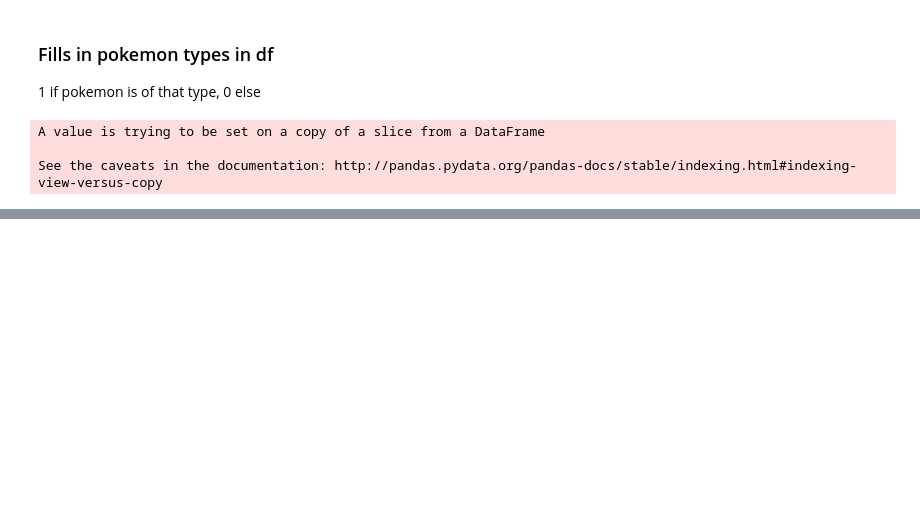
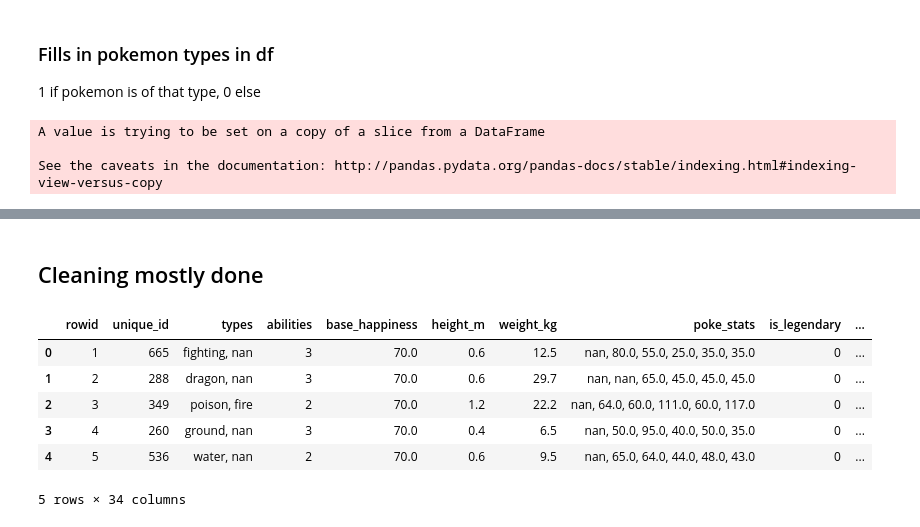
Before and after one commit to csun-data-science-bootcamp-19/Feature-Engineering-8, a Jupyter notebook: FinalP.ipynb, the cells around one changed output, grey strips where cells are left out. Drawn from its saved outputs; the diff is of its cells as text; code cells hidden in the pictures; blank space fills up the shorter version.

```diff
--- a/FinalP.ipynb
+++ b/FinalP.ipynb
@@ -130,0 +161,9 @@ unclean.to_csv('Pokemon_clean_0.csv', index=False)
+# %%
+def combine_dfs(df1, df2):
+    #adds df2 columns to the end of df1
+    cols = df2.columns
+    for col_names in cols:
+        df1[col_names] = df2[col_names]
+    return df1
+# %%
+train = combine_dfs(train, stats)
@@ -130,0 +180,20 @@ unclean.to_csv('Pokemon_clean_0.csv', index=False)
+# %%
+train.HP  = train.HP.replace({"nan": np.nan})
+train.Atk = train.Atk.replace({"nan": np.nan})
+train.Def = train.Def.replace({"nan": np.nan})
+train.SpA = train.SpA.replace({"nan": np.nan})
+train.SpD = train.SpD.replace({"nan": np.nan})
+train.Spe = train.Spe.replace({"nan": np.nan})
+# %%
+train['HP']             = pd.to_numeric(train['HP'])
+train['Atk']            = pd.to_numeric(train['Atk'])
+train['Def']            = pd.to_numeric(train['Def'])
+train['SpA']            = pd.to_numeric(train['SpA'])
+train['SpD']            = pd.to_numeric(train['SpD'])
+train['Spe']            = pd.to_numeric(train['Spe'])
+train['height_m']       = pd.to_numeric(train['height_m'])
+train['weight_kg']      = pd.to_numeric(train['weight_kg'])
+train['base_happiness'] = pd.to_numeric(train['base_happiness'])
+train['unique_id']      = train['unique_id'].astype(np.int64)
+train['is_legendary']   = train['is_legendary'].astype(np.int64)
+train['abilities']      = train['abilities'].astype(np.int64)
@@ -130,0 +220,12 @@ unclean.to_csv('Pokemon_clean_0.csv', index=False)
+# %% [markdown]
+## Cleaning mostly done
+# %%
+train.head()
+# %% [output]
+|  | rowid | unique_id | types | abilities | base_happiness | height_m | weight_kg | poke_stats | is_legendary | ... |
+| 0 | 1 | 665 | fighting, nan | 3 | 70.0 | 0.6 | 12.5 | nan, 80.0, 55.0, 25.0, 35.0, 35.0 | 0 | ... |
+| 1 | 2 | 288 | dragon, nan | 3 | 70.0 | 0.6 | 29.7 | nan, nan, 65.0, 45.0, 45.0, 45.0 | 0 | ... |
+| 2 | 3 | 349 | poison, fire | 2 | 70.0 | 1.2 | 22.2 | nan, 64.0, 60.0, 111.0, 60.0, 117.0 | 0 | ... |
+| 3 | 4 | 260 | ground, nan | 3 | 70.0 | 0.4 | 6.5 | nan, 50.0, 95.0, 40.0, 50.0, 35.0 | 0 | ... |
+| 4 | 5 | 536 | water, nan | 2 | 70.0 | 0.6 | 9.5 | nan, 65.0, 64.0, 44.0, 48.0, 43.0 | 0 | ... |
+5 rows × 34 columns
```
Also changed, not shown: parts of 23 cells of this notebook.
